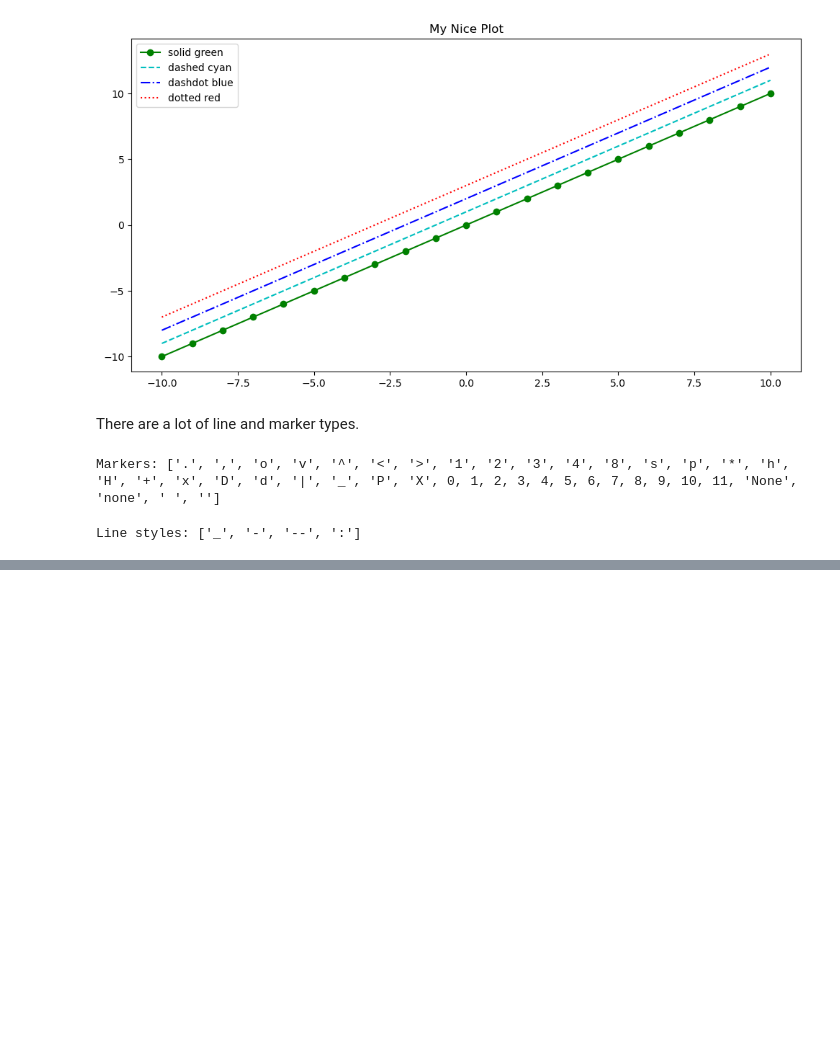
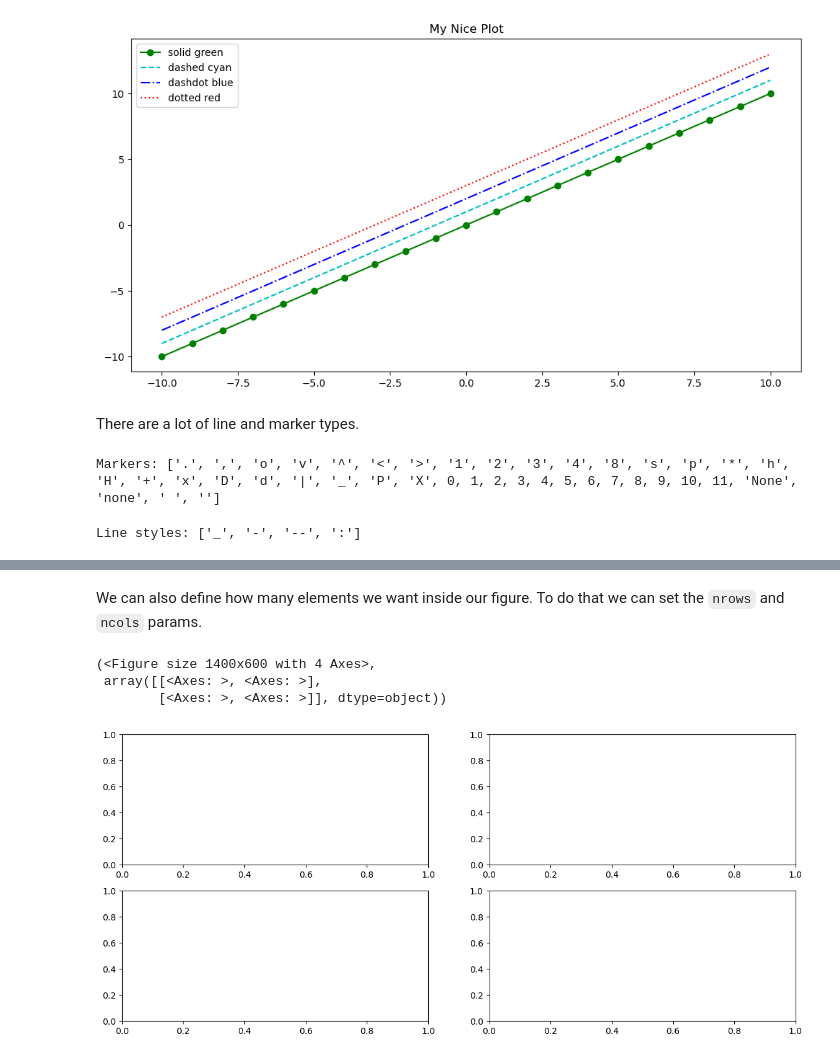
Before and after one commit to muhammadhananbaloch/Data-Analysis, a Jupyter notebook: data-cleaning-practice/Visualizations.ipynb, the cells around one changed output, grey strips where cells are left out. Saved outputs shown, nothing was run; the diff lists cells and outputs as text; code cells hidden in the pictures; blank space fills up the shorter version.

```diff
--- a/data-cleaning-practice/Visualizations.ipynb
+++ b/data-cleaning-practice/Visualizations.ipynb
@@ -112,0 +130,13 @@ Line styles: ['_', '-', '--', ':']
+# %% [markdown]
+We can also define how many elements we want inside our figure. To do that we can set the `nrows` and `ncols` params.
+# %%
+plot_objects = plt.subplots(nrows=2, ncols=2, figsize=(14, 6))
+
+fig, ((ax1, ax2), (ax3, ax4)) = plot_objects
+
+plot_objects
+# %% [output]
+(<Figure size 1400x600 with 4 Axes>,
+ array([[<Axes: >, <Axes: >],
+        [<Axes: >, <Axes: >]], dtype=object))
+[figure, added]
```
Also changed, not shown: parts of 6 cells of this notebook.
